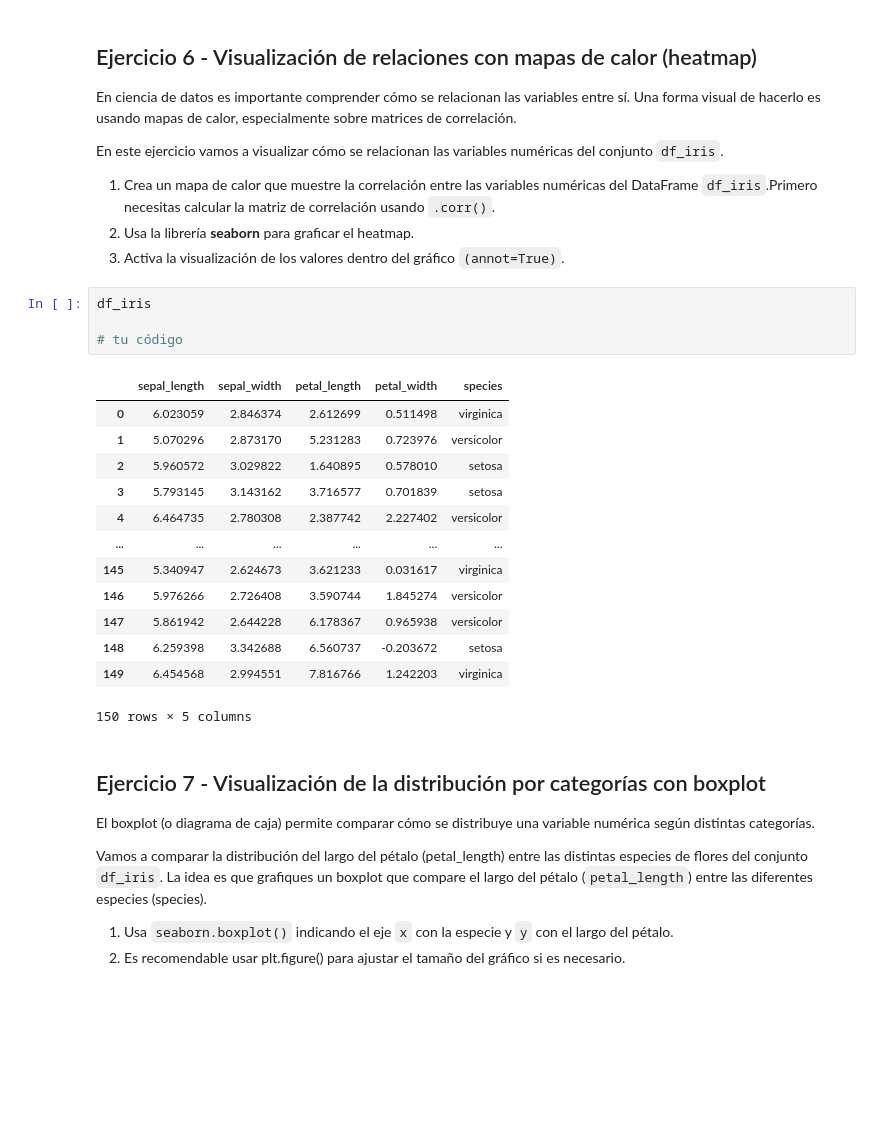
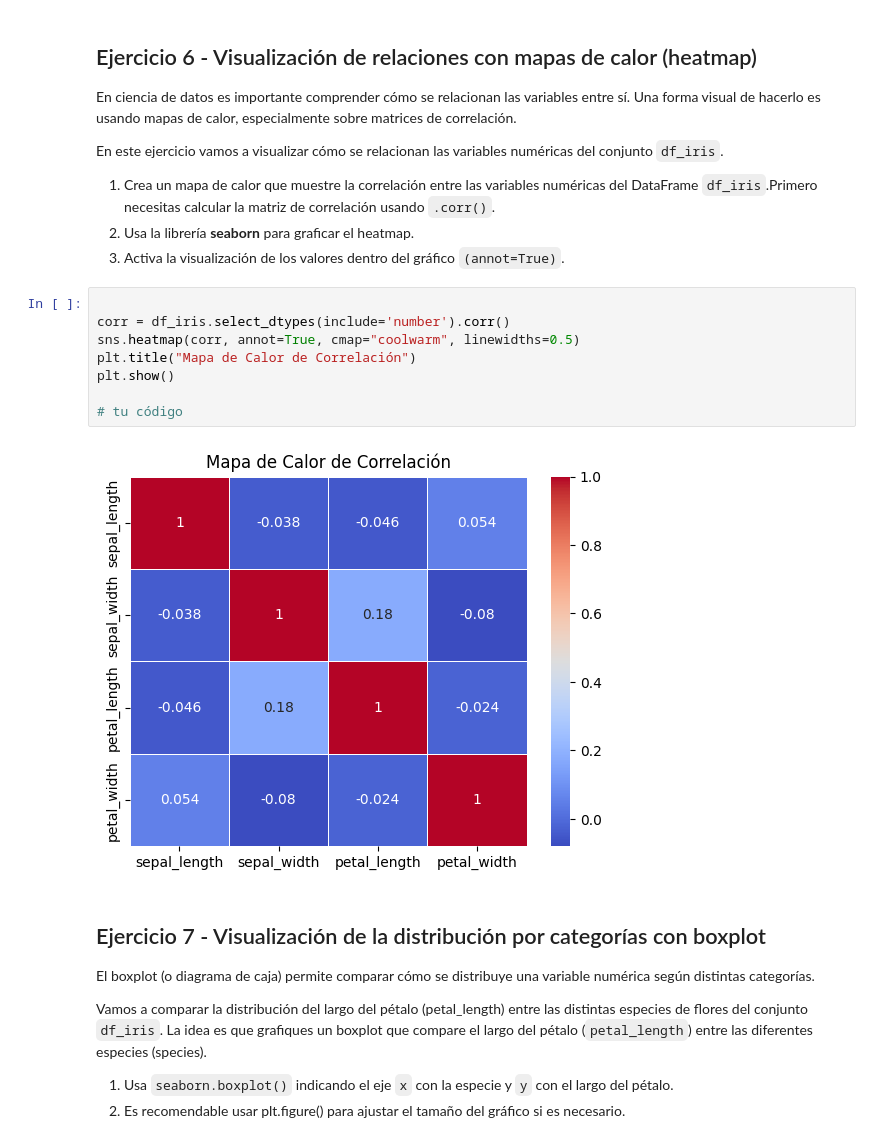
Before and after one commit to 4GeeksAcademy/betaniammc-proy_visualizacion_de_datos, a Jupyter notebook: notebook/problems.es.ipynb, the cells around one changed output. Saved outputs shown, nothing was run; the diff lists cells and outputs as text; blank space fills up the shorter version.

```diff
--- a/notebook/problems.es.ipynb
+++ b/notebook/problems.es.ipynb
@@ -228,24 +250,16 @@ En este ejercicio vamos a visualizar cómo se relacionan las variables numérica
 1. Crea un mapa de calor que muestre la correlación entre las variables numéricas del DataFrame `df_iris`.Primero necesitas calcular la matriz de correlación usando `.corr()`.
 2. Usa la librería **seaborn** para graficar el heatmap.
 3. Activa la visualización de los valores dentro del gráfico `(annot=True)`.
-# %%
-df_iris
-
-# tu código
-# %% [output]
-|  | sepal_length | sepal_width | petal_length | petal_width | species |
-| 0 | 6.023059 | 2.846374 | 2.612699 | 0.511498 | virginica |
-| 1 | 5.070296 | 2.873170 | 5.231283 | 0.723976 | versicolor |
-| 2 | 5.960572 | 3.029822 | 1.640895 | 0.578010 | setosa |
-| 3 | 5.793145 | 3.143162 | 3.716577 | 0.701839 | setosa |
-| 4 | 6.464735 | 2.780308 | 2.387742 | 2.227402 | versicolor |
-| ... | ... | ... | ... | ... | ... |
-| 145 | 5.340947 | 2.624673 | 3.621233 | 0.031617 | virginica |
-| 146 | 5.976266 | 2.726408 | 3.590744 | 1.845274 | versicolor |
-| 147 | 5.861942 | 2.644228 | 6.178367 | 0.965938 | versicolor |
-| 148 | 6.259398 | 3.342688 | 6.560737 | -0.203672 | setosa |
-| 149 | 6.454568 | 2.994551 | 7.816766 | 1.242203 | virginica |
-150 rows × 5 columns
+# %%
+
+corr = df_iris.select_dtypes(include='number').corr()
+sns.heatmap(corr, annot=True, cmap="coolwarm", linewidths=0.5)
+plt.title("Mapa de Calor de Correlación")
+plt.show()
+
+# tu código
+# %% [output]
+[figure, added]
 # %% [markdown]
 ## Ejercicio 7 - Visualización de la distribución por categorías con boxplot
 
```
Also changed, not shown: parts of 11 cells of this notebook.
